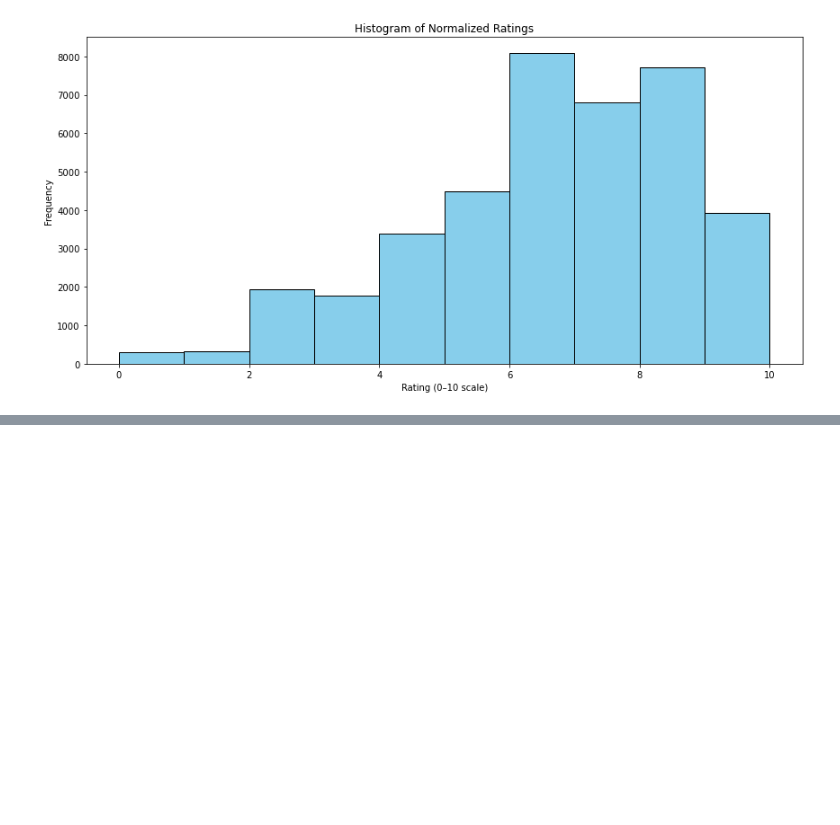
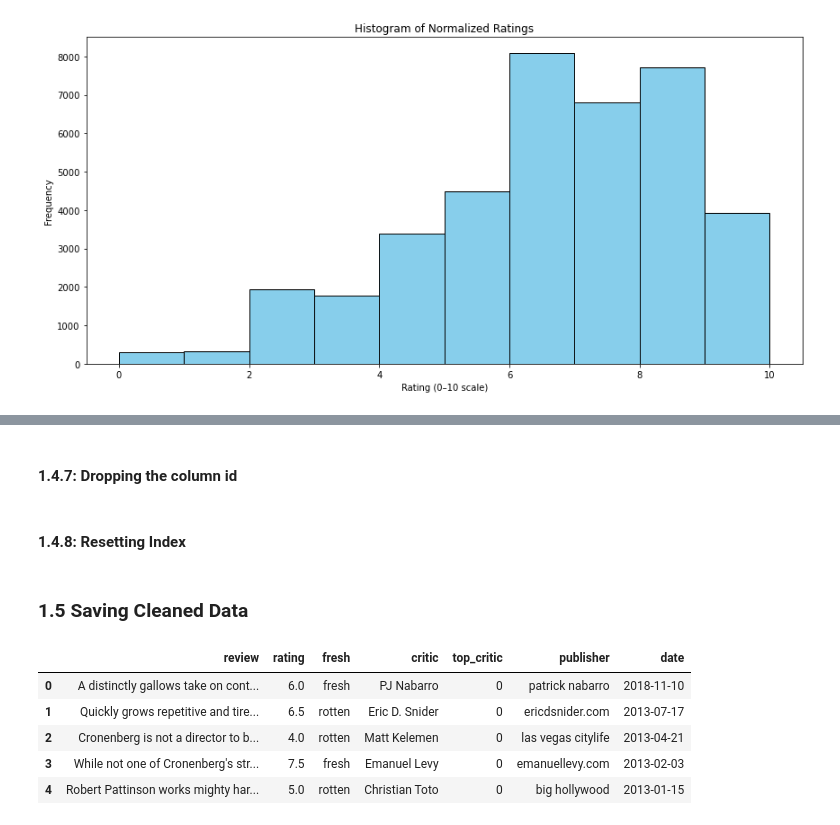
Before and after one commit to Annfelicty/VulcanVariance, a Jupyter notebook: notebooks/brian.ipynb, the cells around one changed output, grey strips where cells are left out. Cells and saved outputs as stored; diff of their text form; code cells hidden in the pictures; blank space fills up the shorter version.

Commit message:
rotten tomatoes data cleaned

```diff
--- a/notebooks/brian.ipynb
+++ b/notebooks/brian.ipynb
@@ -328,0 +341,2 @@ df['publisher'] = df['publisher'].str.strip().str.lower()
+# %% [markdown]
+#### 1.4.7: Dropping the column id
@@ -328,0 +345,15 @@ df['publisher'] = df['publisher'].str.strip().str.lower()
+# %% [markdown]
+#### 1.4.8: Resetting Index
+# %%
+df.reset_index(drop=True, inplace=True)
+# %% [markdown]
+### 1.5 Saving Cleaned Data
+# %%
+df.head()
+# %% [output]
+|  | review | rating | fresh | critic | top_critic | publisher | date |
+| 0 | A distinctly gallows take on cont... | 6.0 | fresh | PJ Nabarro | 0 | patrick nabarro | 2018-11-10 |
+| 1 | Quickly grows repetitive and tire... | 6.5 | rotten | Eric D. Snider | 0 | ericdsnider.com | 2013-07-17 |
+| 2 | Cronenberg is not a director to b... | 4.0 | rotten | Matt Kelemen | 0 | las vegas citylife | 2013-04-21 |
+| 3 | While not one of Cronenberg's str... | 7.5 | fresh | Emanuel Levy | 0 | emanuellevy.com | 2013-02-03 |
+| 4 | Robert Pattinson works mighty har... | 5.0 | rotten | Christian Toto | 0 | big hollywood | 2013-01-15 |
```
Also changed, not shown: parts of 19 cells of this notebook, 3 other files.
